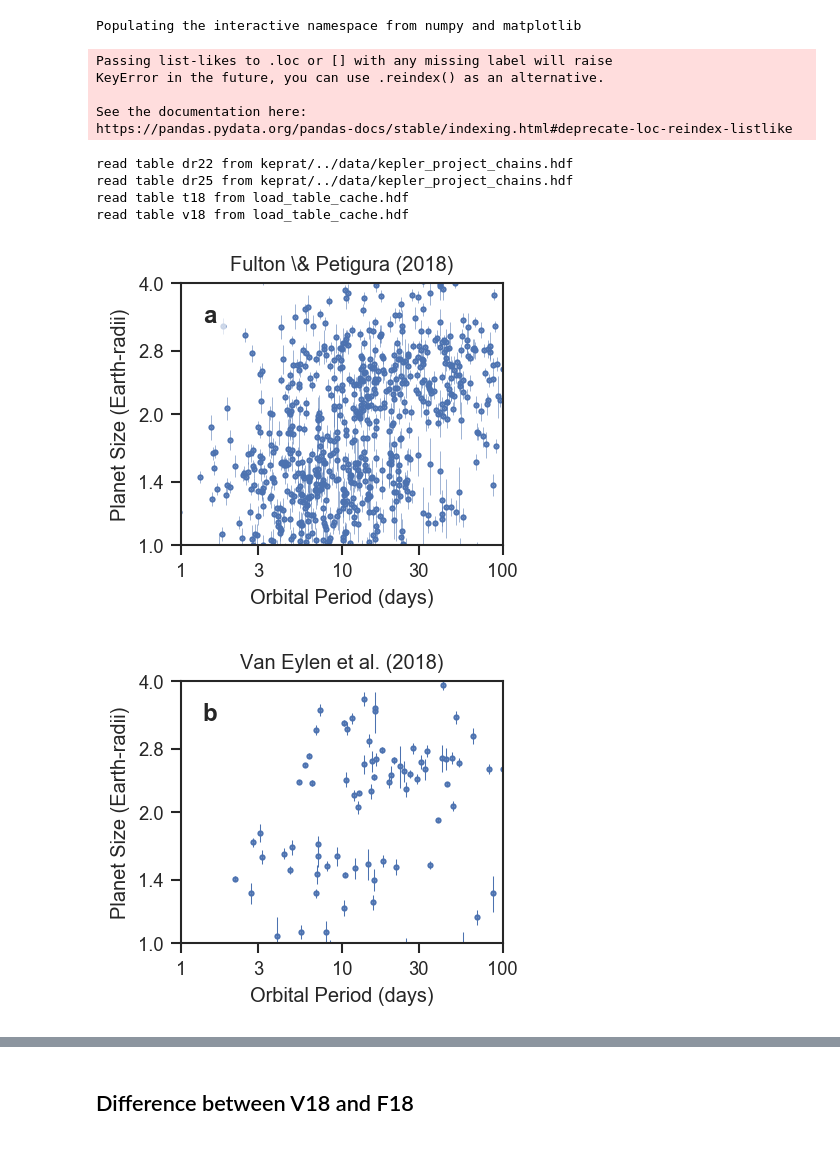
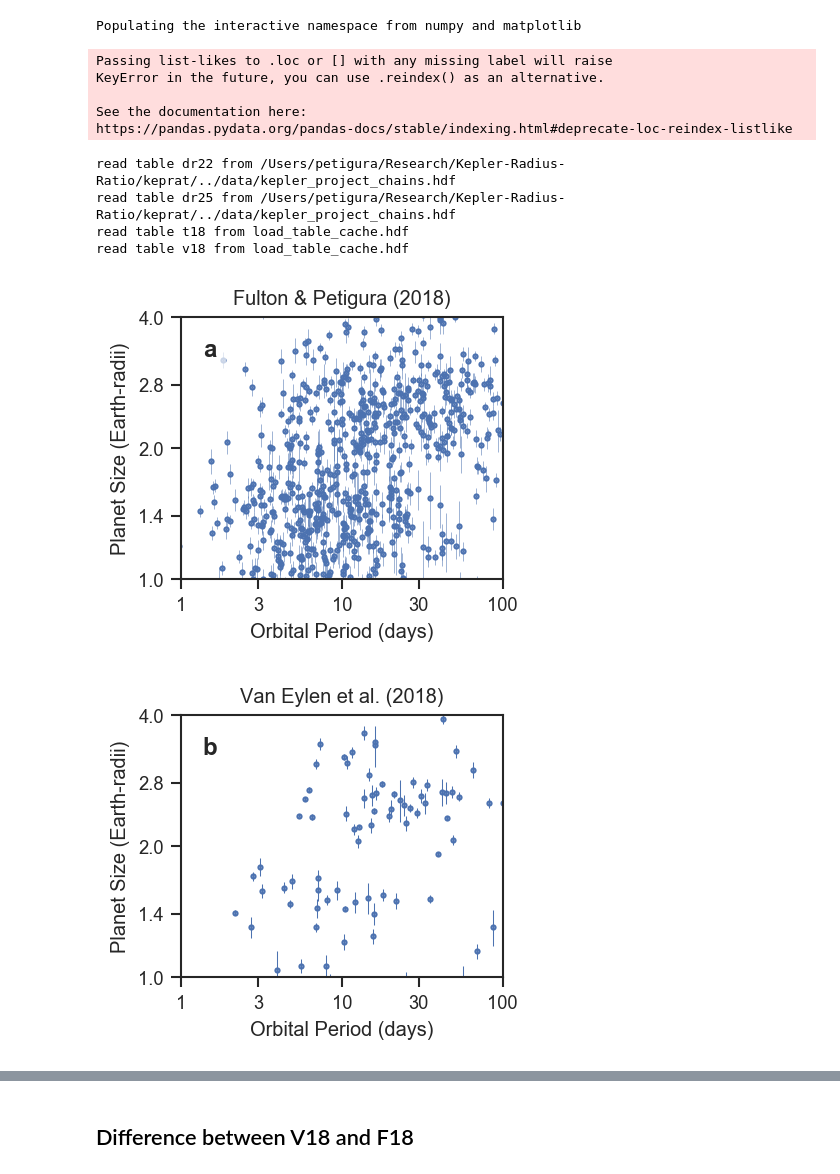
Before and after one commit to petigura/keprat, a Jupyter notebook: notebooks/1_Fig-Compare-Van-Eylen.ipynb, the cells around one changed output, grey strips where cells are left out. Drawn from its saved outputs; the diff is of its cells as text; code cells hidden in the pictures.

```diff
--- a/notebooks/1_Fig-Compare-Van-Eylen.ipynb
+++ b/notebooks/1_Fig-Compare-Van-Eylen.ipynb
@@ -7,6 +7,7 @@ import seaborn as sns
 sns.set_color_codes()
 sns.set_context('paper',font_scale=1.0)
 sns.set_style('ticks')
+mpl.rc("pdf", fonttype=3)
 
 import keprat.io
 import os
@@ -54,7 +55,7 @@ loglog()
 errorbar(df.f18_period,df.f18_prad,yerr=df.f18_prad_err,lw=0.25,mew=2,ms=2,fmt='.',color='b')
 _format()
 letter_plot('a')
-title('Fulton \& Petigura (2018)')
+title(u'Fulton & Petigura (2018)')
 fn = os.path.join(PAPERDIR,'fig_f18.pdf')
 fig.savefig(fn)
 f18 = df.copy()
@@ -85,36 +86,36 @@ fn = os.path.join(PAPERDIR,'fig_f18-v18-subset.pdf')
 fig.savefig(fn)
 
 
 df = keprat.io.load_table('all')
 df = df.dropna(subset=['f18_prad','v18_prad'])
 
 fig = figure()
 loglog()
 for i,row in df.iterrows():
     plot([row.f18_period,row.f18_period],[row.v18_prad,row.f18_prad],color='b',lw=1,alpha=0.5)
     if row.v18_prad > row.f18_prad:
         plot([row.f18_period],[row.v18_prad],marker='^',ms=3,color='b')
     else:
         plot([row.f18_period],[row.v18_prad],marker='v',ms=3,color='b')
 
 
 _format()
 plot([1.4,1.4],[2.5,2.5*1.1],'g-',mew=1.5,lw=1.5,marker='_',ms=4)
 
 letter_plot('d')
 title('Planets in Common')
 fig.savefig('paper/fig_f18-arrows.pdf')
 # %% [output]
 Passing list-likes to .loc or [] with any missing label will raise
 KeyError in the future, you can use .reindex() as an alternative.
 
 See the documentation here:
 https://pandas.pydata.org/pandas-docs/stable/indexing.html#deprecate-loc-reindex-listlike
-read table dr22 from keprat/../data/kepler_project_chains.hdf
-read table dr25 from keprat/../data/kepler_project_chains.hdf
+read table dr22 from /Users/petigura/Research/Kepler-Radius-Ratio/keprat/../data/kepler_project_chains.hdf
+read table dr25 from /Users/petigura/Research/Kepler-Radius-Ratio/keprat/../data/kepler_project_chains.hdf
 read table t18 from load_table_cache.hdf
 read table v18 from load_table_cache.hdf
-[figure, old version]
+[figure, new version]
 [figure]
 [figure]
 [figure]
```
Also changed, not shown: parts of 10 cells of this notebook, 3 other files.
